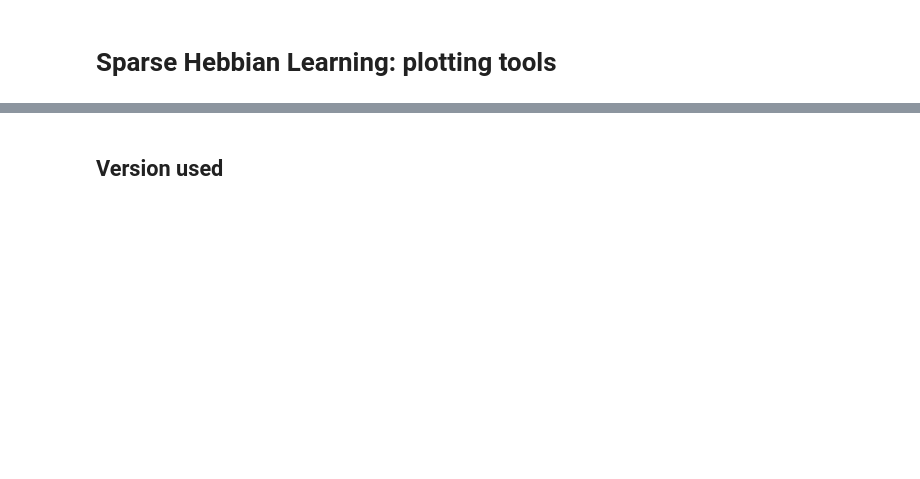
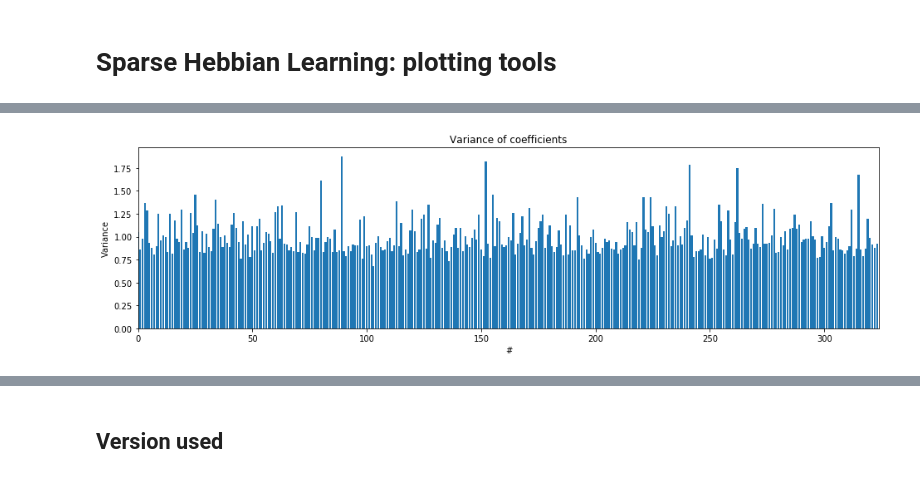
Before and after one commit to bicv/SparseHebbianLearning, a Jupyter notebook: probe/using the tools.ipynb, the cells around one changed output, grey strips where cells are left out. Drawn from its saved outputs; the diff is of its cells as text; code cells hidden in the pictures; blank space fills up the shorter version.

```diff
--- a/probe/using the tools.ipynb
+++ b/probe/using the tools.ipynb
@@ -35,4 +35,4 @@ class SHL(builtins.object)
 # %%
 matname = 'vanilla'
 shl = SHL(DEBUG_DOWNSCALE=DEBUG_DOWNSCALE, learning_algorithm='mp', verbose=verbose)
-data = shl.get_data(name_database='serre07_distractors', matname=matname)
+data = shl.get_data(matname=matname)
@@ -44,4 +47,6 @@ dico = shl.learn_dico(matname=matname, list_figures=list_figures)
 # %%
 sparse_code = shl.code(data, dico, matname=matname)
-shl.plot_variance(sparse_code, data=data);
+shl.plot_variance(sparse_code);
+# %% [output]
+[figure, added]
 # %%
```
Also changed, not shown: parts of 5 cells of this notebook, 5 other files.
